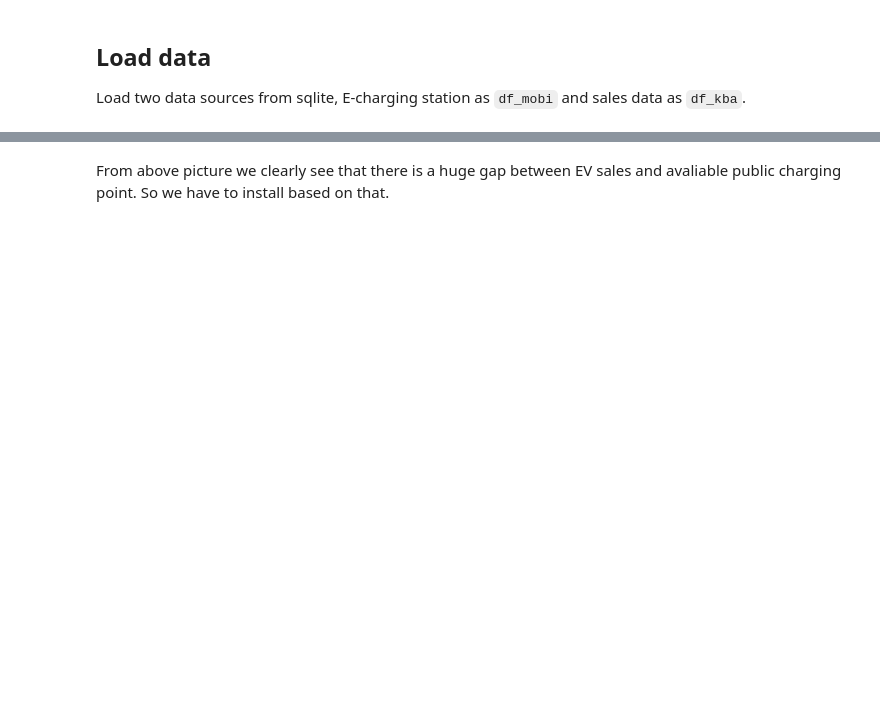
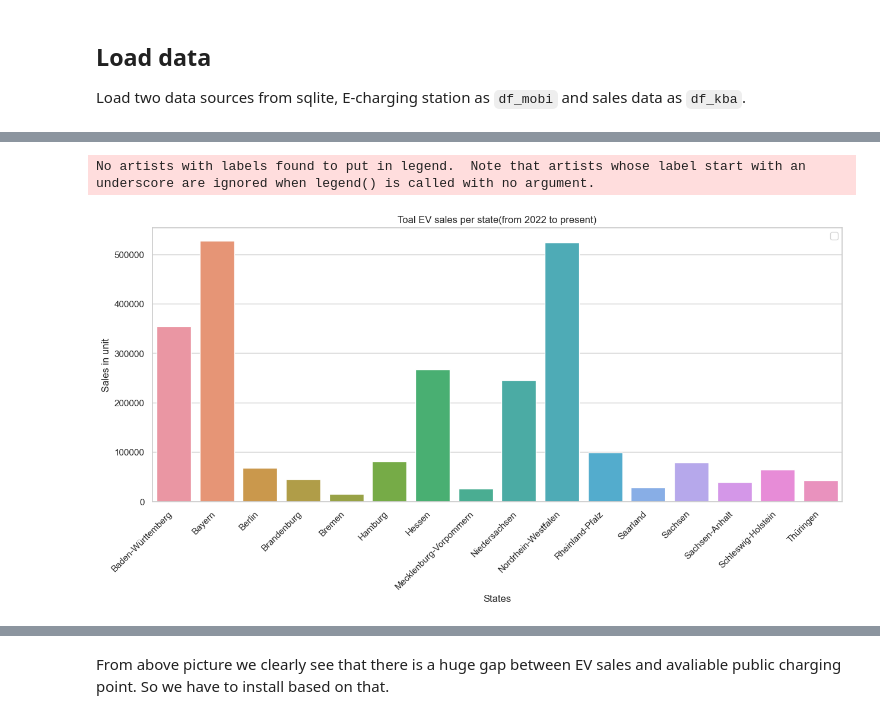
Before and after one commit to um59ipuh/2023-SAKI-um59ipuh-sarker, a Jupyter notebook: project/report.ipynb, the cells around one changed output, grey strips where cells are left out. Saved outputs shown, nothing was run; the diff lists cells and outputs as text; code cells hidden in the pictures; blank space fills up the shorter version.

```diff
--- a/project/report.ipynb
+++ b/project/report.ipynb
@@ -118,2 +88,18 @@ fig.show()
+# %%
+sns.set(style="whitegrid")
+plt.figure(figsize=(15, 6))
+
+ax = sns.barplot(x=df_kba['State'], y=df_kba['EV Sales'])
+plt.xlabel('States')
+plt.ylabel('Sales in unit')
+plt.title('Toal EV sales per state(from 2022 to present)')
+plt.legend(loc='upper right')
+
+ax.set_xticklabels(ax.get_xticklabels(), rotation=45, ha='right')
+
+plt.show()
+# %% [output]
+No artists with labels found to put in legend.  Note that artists whose label start with an underscore are ignored when legend() is called with no argument.
+[figure, added]
 # %%
 df_final = pd.merge(df_mobi, df_kba, on='State')
```
Also changed, not shown: parts of 13 cells of this notebook.
